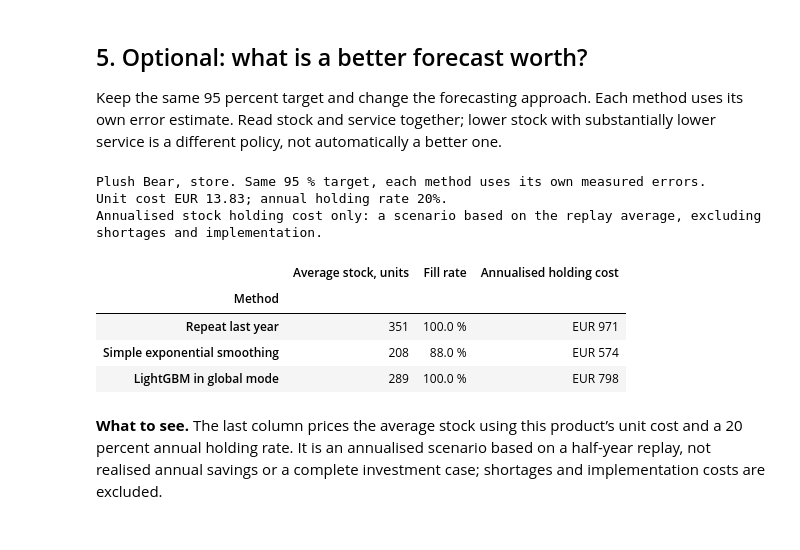
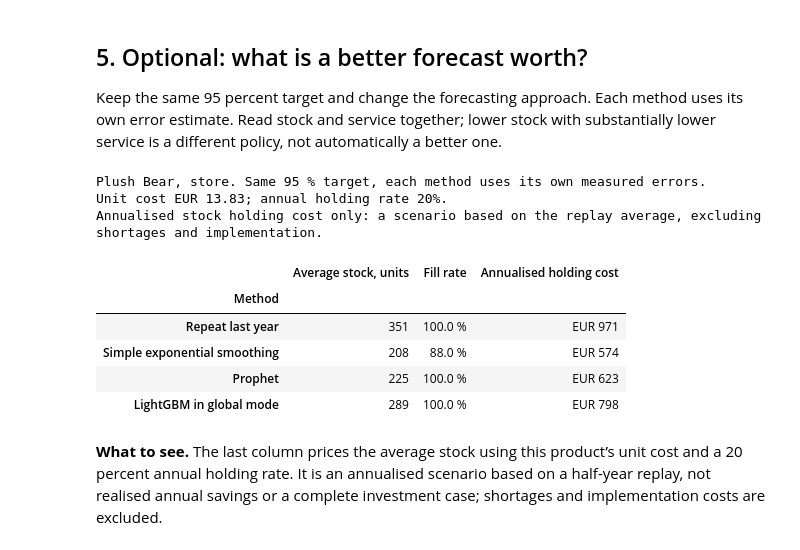
Before and after one commit to FH-Prevail/jku_course, a Jupyter notebook: notebooks/2_forecast_to_stock.ipynb, the cells around one changed output. Drawn from its saved outputs; the diff is of its cells as text; code cells hidden in the pictures.

```diff
--- a/notebooks/2_forecast_to_stock.ipynb
+++ b/notebooks/2_forecast_to_stock.ipynb
@@ -19,27 +18,0 @@ The first cell fetches the course data, the precomputed forecasts and the displa
-# %%
-#@title Start here: run this cell once. It fetches the course data from GitHub. Nothing to edit.
-import os, sys, pathlib, shutil, urllib.request, importlib, importlib.util, subprocess
-required = {"numpy": "numpy", "pandas": "pandas", "matplotlib": "matplotlib", "scipy": "scipy", "ipywidgets": "ipywidgets"}
-missing = [package for module, package in required.items() if importlib.util.find_spec(module) is None]
-if missing:
-    subprocess.check_call([sys.executable, "-m", "pip", "install", "--quiet", *missing])
-SOURCE = os.environ.get("T2_SOURCE") or "https://raw.githubusercontent.com/FH-Prevail/jku_course/main"
-FILES = ['src/classroom.py', 'data/classroom/results.json', 'data/classroom/products.csv', 'data/classroom/demand.csv', 'data/classroom/comparisons.csv', 'data/classroom/inventory.csv']
-folder = pathlib.Path("t2_classroom")
-folder.mkdir(exist_ok=True)
-try:
-    for f in FILES:
-        target = folder / pathlib.Path(f).name
-        if SOURCE.startswith("http"):
-            urllib.request.urlretrieve(f"{SOURCE}/{f}", target)
-        else:
-            shutil.copy(pathlib.Path(SOURCE) / f, target)
-except Exception as e:
-    raise SystemExit(f"Could not fetch the course files ({e}). Check the internet connection, then Runtime > Run all again.")
-sys.path.insert(0, str(folder.resolve()))
-get_ipython().run_line_magic("matplotlib", "inline")
-import classroom as lesson
-importlib.reload(lesson)
-lesson.load(folder)
-print("Ready. The course data is loaded.")
-print("The forecasts were computed in advance, using only what was known at each forecast date.")
@@ -136,17 +260,32 @@ Compare your answer with another pair. Different choices can be reasonable when
 ## 5. Optional: what is a better forecast worth?
 
 Keep the same 95 percent target and change the forecasting approach. Each method uses its own error estimate. Read stock and service together; lower stock with substantially lower service is a different policy, not automatically a better one.
-# %%
-lesson.forecast_value()
-# %% [output]
-Plush Bear, store. Same 95 % target, each method uses its own measured errors.
-Unit cost EUR 13.83; annual holding rate 20%.
-Annualised stock holding cost only: a scenario based on the replay average, excluding shortages and implementation.
-|  | Average stock, units | Fill rate | Annualised holding cost |
-| Method |  |  |  |
-| Repeat last year | 351 | 100.0 % | EUR 971 |
-| Simple exponential smoothing | 208 | 88.0 % | EUR 574 |
-| LightGBM in global mode | 289 | 100.0 % | EUR 798 |
+# %%
+def forecast_value(product="Plush Bear, store"):
+    """The same 95 percent target with each forecast: stock, service and the yearly cost of holding the stock."""
+    item = products.loc[series_id(product).split("_")[0]]
+    table = []
+    for method in METHODS:
+        r = simulate(product, 95, method)
+        cost = r["average_stock"] * item["unit_cost"] * item["holding_cost_rate"]
+        table.append([method, f"{r['average_stock']:.0f}", f"{r['fill_rate']:.1f} %", f"EUR {cost:.0f}"])
+    print(f"{product}. Same 95 % target, each method uses its own measured errors.")
+    print(f"Unit cost EUR {item['unit_cost']:.2f}; annual holding rate {item['holding_cost_rate']:.0%}.")
+    print("Annualised stock holding cost only: a scenario based on the replay average, excluding shortages and implementation.")
+    return pd.DataFrame(table, columns=["Method", "Average stock, units", "Fill rate", "Annualised holding cost"]).set_index("Method")
+
+
+forecast_value()
+# %% [output]
+Plush Bear, store. Same 95 % target, each method uses its own measured errors.
+Unit cost EUR 13.83; annual holding rate 20%.
+Annualised stock holding cost only: a scenario based on the replay average, excluding shortages and implementation.
+|  | Average stock, units | Fill rate | Annualised holding cost |
+| Method |  |  |  |
+| Repeat last year | 351 | 100.0 % | EUR 971 |
+| Simple exponential smoothing | 208 | 88.0 % | EUR 574 |
+| Prophet | 225 | 100.0 % | EUR 623 |
+| LightGBM in global mode | 289 | 100.0 % | EUR 798 |
 # %% [markdown]
 **What to see.** The last column prices the average stock using this product’s unit cost and a 20 percent annual holding rate. It is an annualised scenario based on a half-year replay, not realised annual savings or a complete investment case; shortages and implementation costs are excluded.
 # %% [markdown]
```
Also changed, not shown: parts of 17 cells of this notebook, 11 other files.
